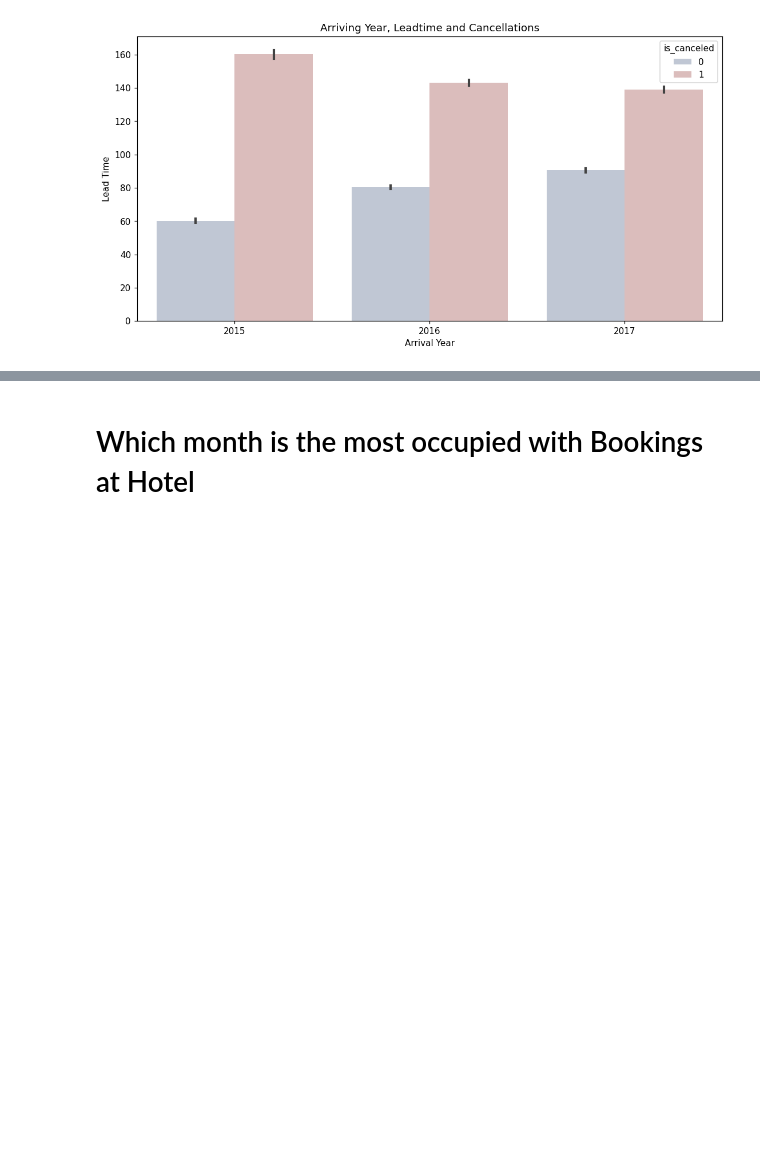
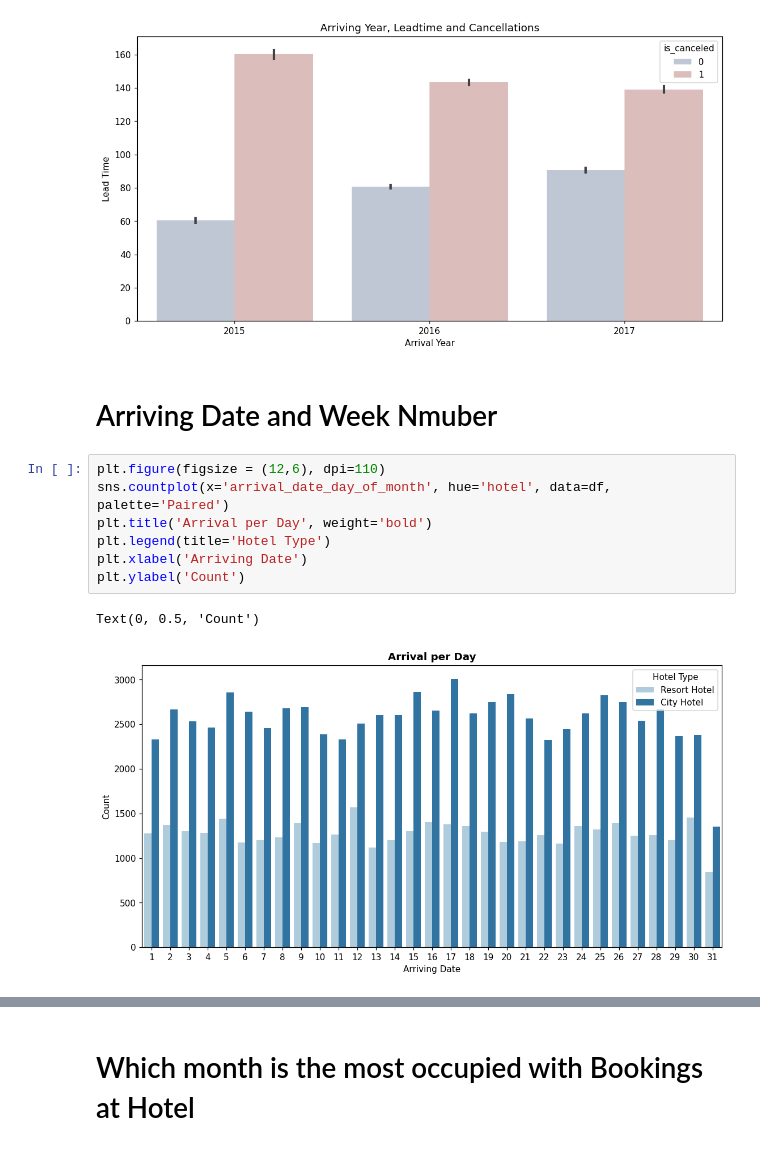
Before and after one commit to KK-Niraj/Hotel-Booking-Analysis, a Jupyter notebook: Hotel_Booking_Analysis_Capstone_Project.ipynb, the cells around one changed output, grey strips where cells are left out. Drawn from its saved outputs; the diff is of its cells as text; blank space fills up the shorter version.

```diff
--- a/Hotel_Booking_Analysis_Capstone_Project.ipynb
+++ b/Hotel_Booking_Analysis_Capstone_Project.ipynb
@@ -149,3 +197,15 @@ plt.ylabel('Lead Time')
 # %% [output]
 Text(0, 0.5, 'Lead Time')
 [figure]
+# %% [markdown]
+# Arriving Date and Week Nmuber
+# %%
+plt.figure(figsize = (12,6), dpi=110)
+sns.countplot(x='arrival_date_day_of_month', hue='hotel', data=df, palette='Paired')
+plt.title('Arrival per Day', weight='bold')
+plt.legend(title='Hotel Type')
+plt.xlabel('Arriving Date')
+plt.ylabel('Count')
+# %% [output]
+Text(0, 0.5, 'Count')
+[figure, added]
```
Also changed, not shown: parts of 28 cells of this notebook.
